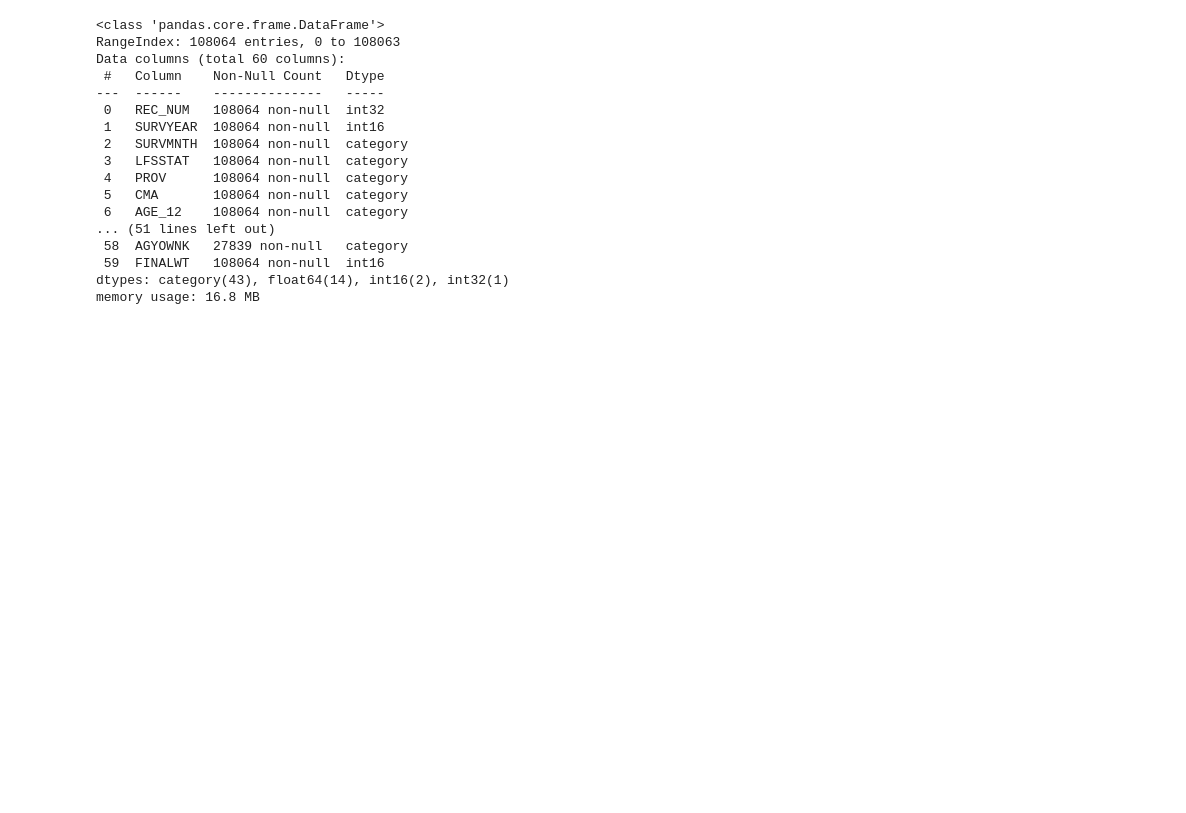
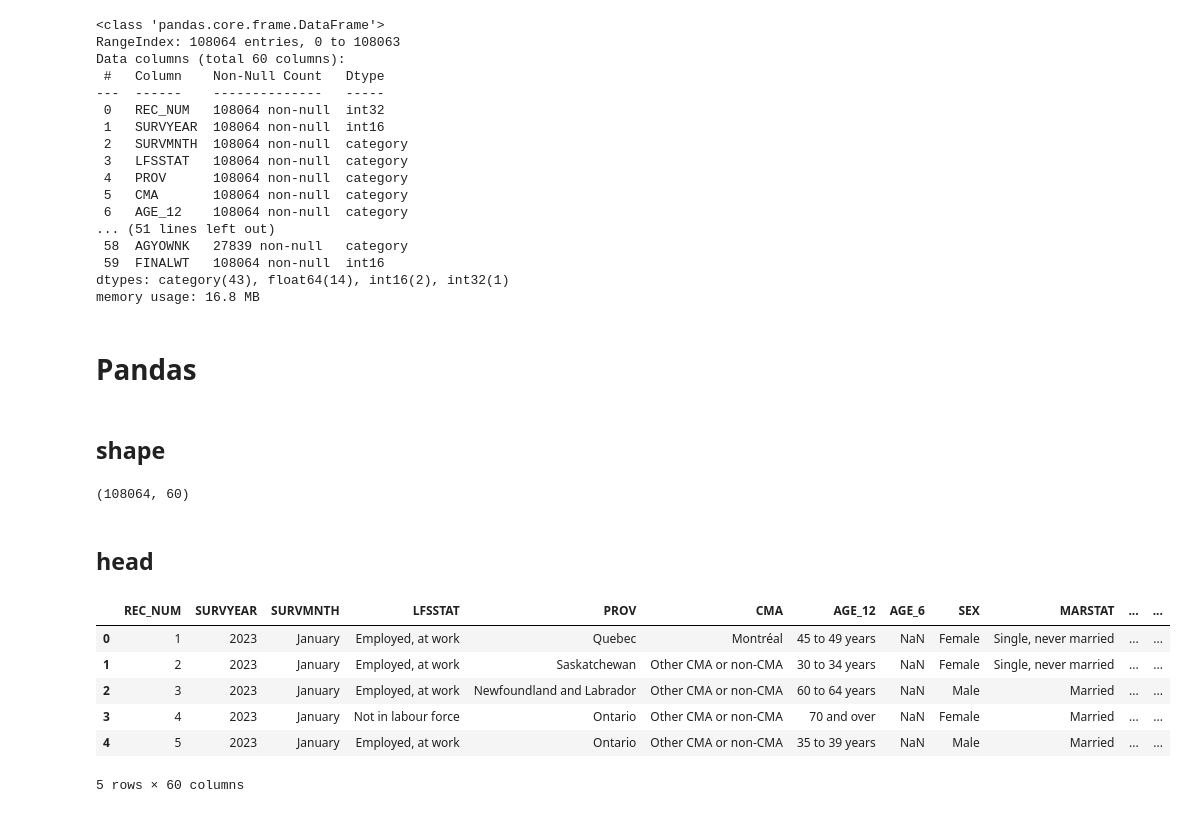
Before and after one commit to havaledar/ECON3740_F24, a Jupyter notebook: ECON3740_F24_Lab_2.ipynb, the cells around one changed output. Saved outputs shown, nothing was run; the diff lists cells and outputs as text; code cells hidden in the pictures; blank space fills up the shorter version.

```diff
--- a/ECON3740_F24_Lab_2.ipynb
+++ b/ECON3740_F24_Lab_2.ipynb
@@ -224,3 +224,23 @@ Data columns (total 60 columns):
  59  FINALWT   108064 non-null  int16
 dtypes: category(43), float64(14), int16(2), int32(1)
 memory usage: 16.8 MB
+# %% [markdown]
+# Pandas
+# %% [markdown]
+## shape
+# %%
+data_stata_labels.shape
+# %% [output]
+(108064, 60)
+# %% [markdown]
+## head
+# %%
+data_stata_labels.head()
+# %% [output]
+|  | REC_NUM | SURVYEAR | SURVMNTH | LFSSTAT | PROV | CMA | AGE_12 | AGE_6 | SEX | MARSTAT | ... | ... |
+| 0 | 1 | 2023 | January | Employed, at work | Quebec | Montréal | 45 to 49 years | NaN | Female | Single, never married | ... | ... |
+| 1 | 2 | 2023 | January | Employed, at work | Saskatchewan | Other CMA or non-CMA | 30 to 34 years | NaN | Female | Single, never married | ... | ... |
+| 2 | 3 | 2023 | January | Employed, at work | Newfoundland and Labrador | Other CMA or non-CMA | 60 to 64 years | NaN | Male | Married | ... | ... |
+| 3 | 4 | 2023 | January | Not in labour force | Ontario | Other CMA or non-CMA | 70 and over | NaN | Female | Married | ... | ... |
+| 4 | 5 | 2023 | January | Employed, at work | Ontario | Other CMA or non-CMA | 35 to 39 years | NaN | Male | Married | ... | ... |
+5 rows × 60 columns
```
Also changed, not shown: parts of 6 cells of this notebook.
